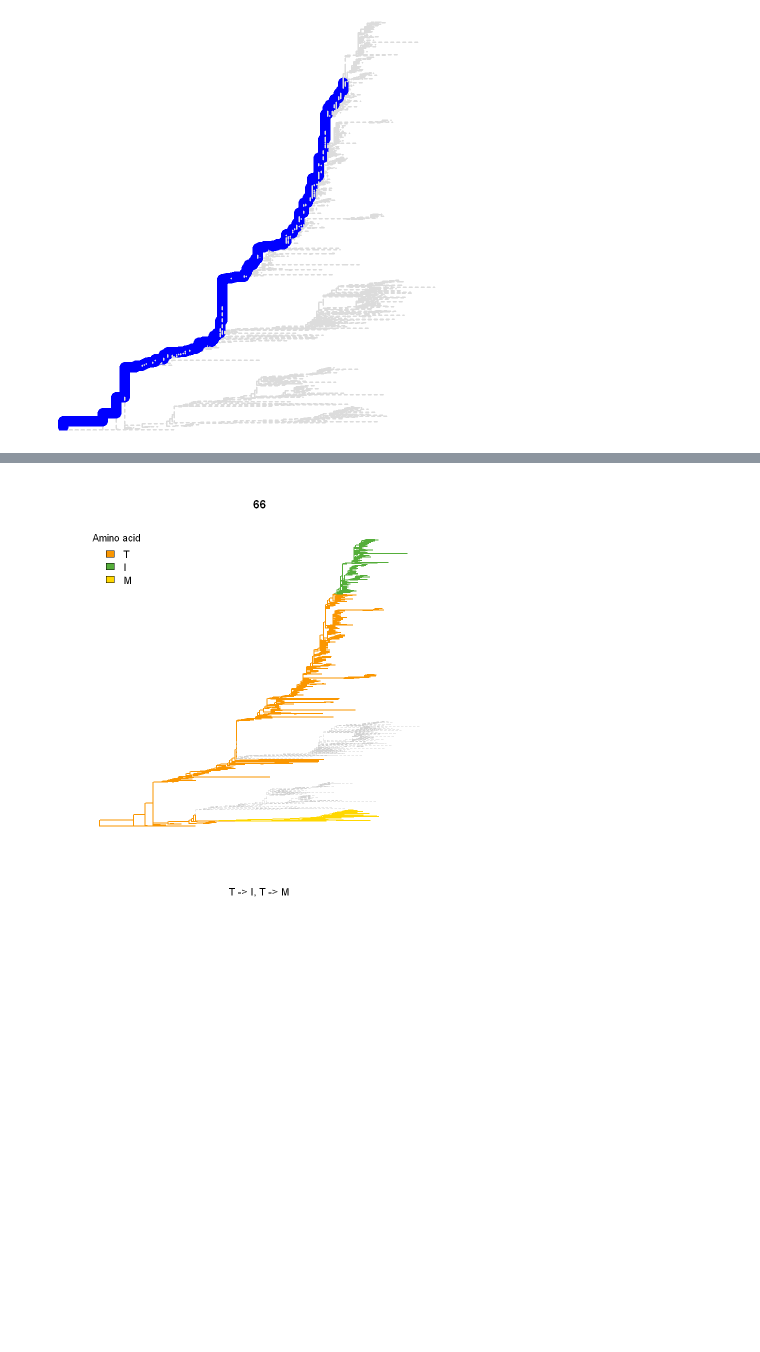
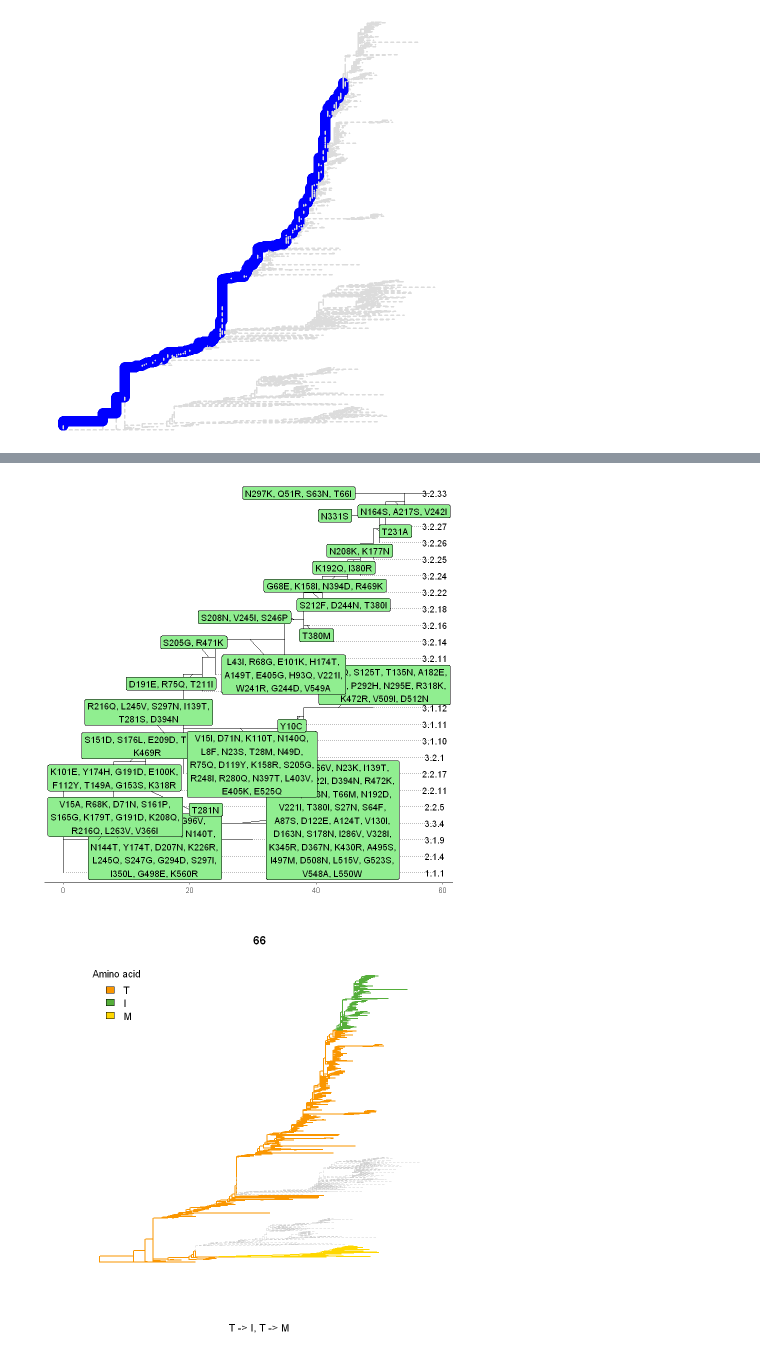
Before and after one commit to Takkoona/phyloColoring, a Jupyter notebook: plots_in_figures.ipynb, the cells around one changed output, grey strips where cells are left out. Saved outputs shown, nothing was run; the diff lists cells and outputs as text; code cells hidden in the pictures; blank space fills up the shorter version.

```diff
--- a/plots_in_figures.ipynb
+++ b/plots_in_figures.ipynb
@@ -95,7 +110,7 @@ ggsave(
     height = 18
 )
 # %%
-paths <- lineagePath(tree, PATH_SNP_PROP)
+paths <- lineagePath(tr, PATH_SNP_PROP)
 # %%
 attr(tree, "group") <- rep(1, times = Ntip(tree) + tree$Nnode)
 attr(tree, "group")[unique(unlist(paths))] <- 0
@@ -276,0 +249,2 @@ Warning message:
+# %%
+grp <- fixationPath(mutations)
@@ -277,3 +258,7 @@ Warning message:
+# %%
+plot(grp)
+# %% [output]
+[figure, added]
 # %%
 plotSingleSite(mutations, 66)
 # %% [output]
```
Also changed, not shown: parts of 7 cells of this notebook, 2 other files.
